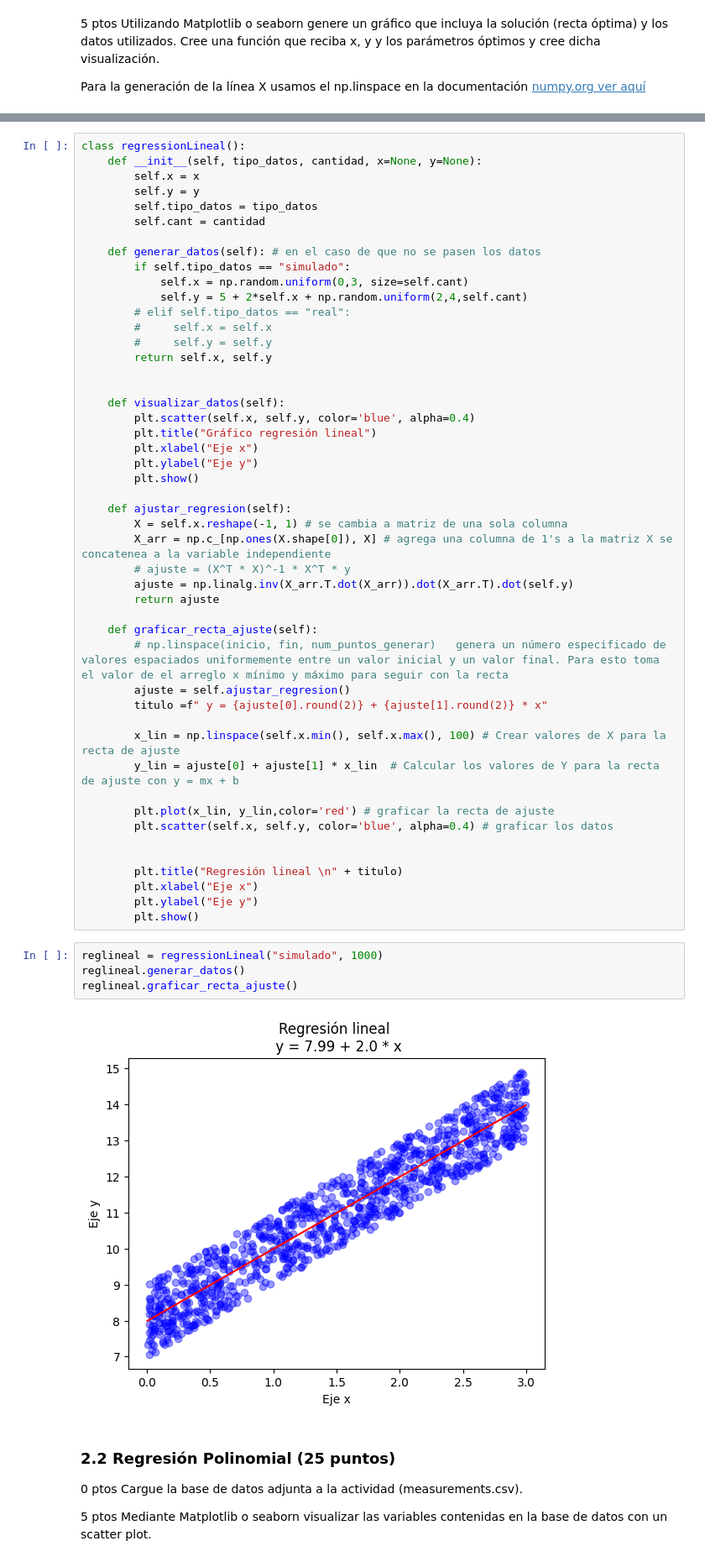
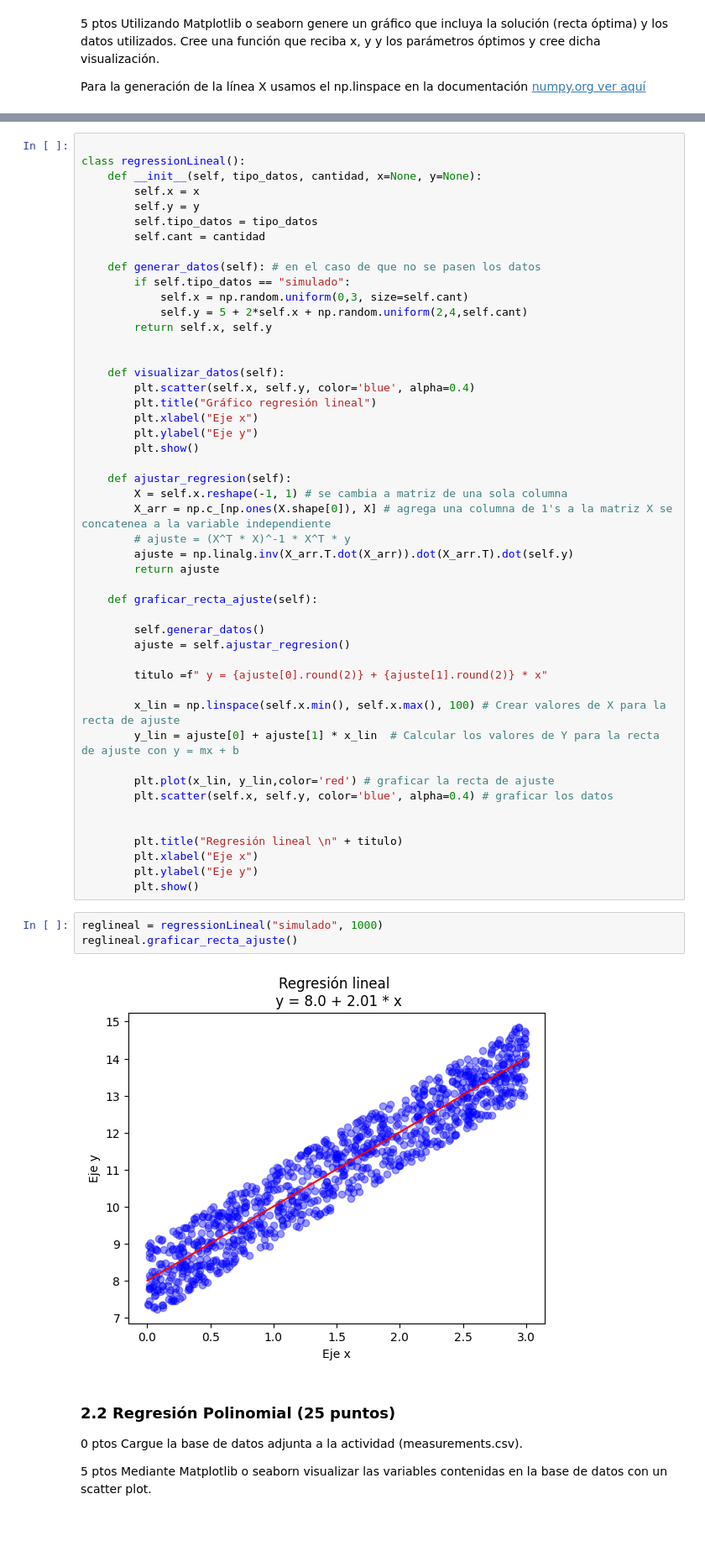
Before and after one commit to doritak/Machine-Learning, a Jupyter notebook: Actividad 2/actividad2.ipynb, the cells around one changed output, grey strips where cells are left out. Shown at 84% size. Saved outputs shown, nothing was run; the diff lists cells and outputs as text; blank space fills up the shorter version.

```diff
--- a/Actividad 2/actividad2.ipynb
+++ b/Actividad 2/actividad2.ipynb
@@ -117,4 +121,5 @@ de datos.
 # %%
+
 class regressionLineal():
     def __init__(self, tipo_datos, cantidad, x=None, y=None):
         self.x = x
@@ -126,9 +131,6 @@ class regressionLineal():
         if self.tipo_datos == "simulado":
             self.x = np.random.uniform(0,3, size=self.cant)
             self.y = 5 + 2*self.x + np.random.uniform(2,4,self.cant)
-        # elif self.tipo_datos == "real":
-        #     self.x = self.x
-        #     self.y = self.y
         return self.x, self.y
 
 
@@ -147,8 +149,10 @@ class regressionLineal():
         return ajuste
 
     def graficar_recta_ajuste(self):
-        # np.linspace(inicio, fin, num_puntos_generar)   genera un número especificado de valores espaciados uniformemente entre un valor inicial y un valor final. Para esto toma el valor de el arreglo x mínimo y máximo para seguir con la recta
+
+        self.generar_datos()
         ajuste = self.ajustar_regresion()
+
         titulo =f" y = {ajuste[0].round(2)} + {ajuste[1].round(2)} * x"
 
         x_lin = np.linspace(self.x.min(), self.x.max(), 100) # Crear valores de X para la recta de ajuste
@@ -164,10 +168,9 @@ class regressionLineal():
         plt.show()
 # %%
 reglineal = regressionLineal("simulado", 1000)
-reglineal.generar_datos()
 reglineal.graficar_recta_ajuste()
 # %% [output]
-[figure, old version]
+[figure, new version]
 # %% [markdown]
 ### 2.2 Regresión Polinomial (25 puntos)
 
```
Also changed, not shown: parts of 5 cells of this notebook.
